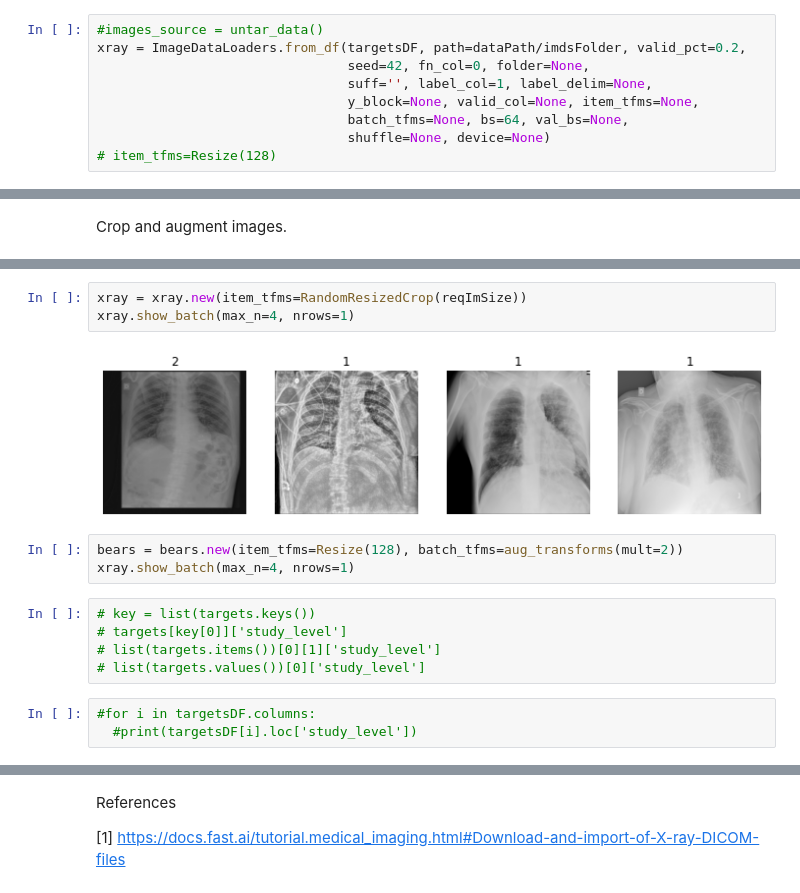
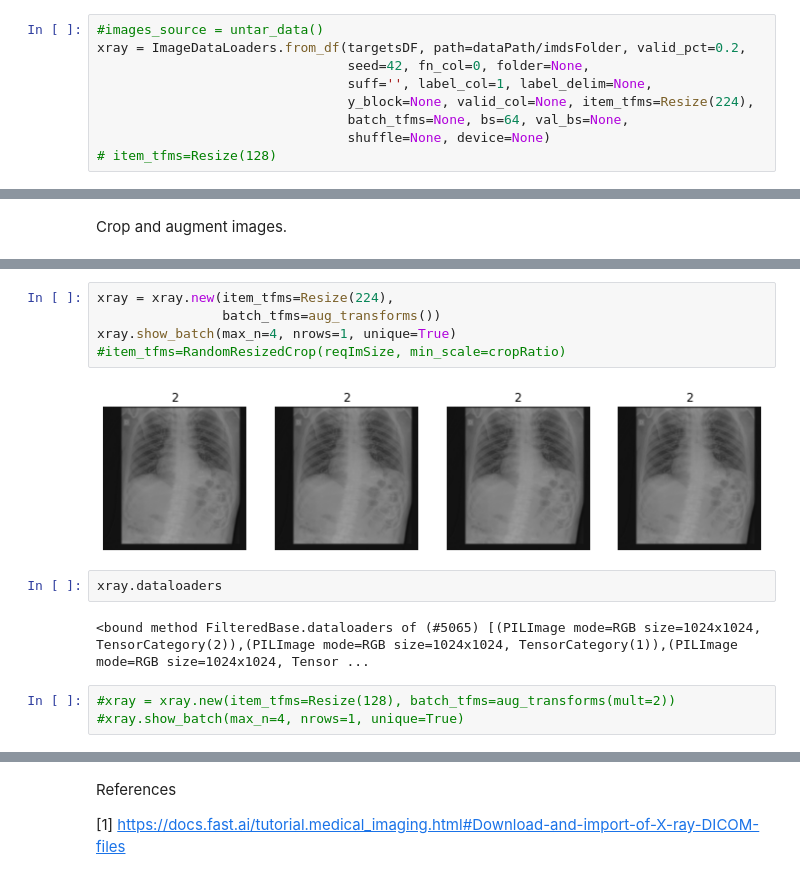
Before and after one commit to avkornaev/Fast_AI_course, a Jupyter notebook: XRayImagesAnalysis.ipynb, the cells around one changed output, grey strips where cells are left out. Saved outputs shown, nothing was run; the diff lists cells and outputs as text.

```diff
--- a/XRayImagesAnalysis.ipynb
+++ b/XRayImagesAnalysis.ipynb
@@ -93,7 +91,7 @@ https://colab.research.google.com/github/fastai/fastbook/blob/master/02_producti
 xray = ImageDataLoaders.from_df(targetsDF, path=dataPath/imdsFolder, valid_pct=0.2,
                                 seed=42, fn_col=0, folder=None,
                                 suff='', label_col=1, label_delim=None,
-                                y_block=None, valid_col=None, item_tfms=None,
+                                y_block=None, valid_col=None, item_tfms=Resize(224),
                                 batch_tfms=None, bs=64, val_bs=None,
                                 shuffle=None, device=None)
 # item_tfms=Resize(128)
@@ -124,16 +122,14 @@ cropRatio
 # %%
-xray = xray.new(item_tfms=RandomResizedCrop(reqImSize))
-xray.show_batch(max_n=4, nrows=1)
+xray = xray.new(item_tfms=Resize(224),
+                batch_tfms=aug_transforms())
+xray.show_batch(max_n=4, nrows=1, unique=True)
+#item_tfms=RandomResizedCrop(reqImSize, min_scale=cropRatio)
 # %% [output]
-[figure, old version]
+[figure, new version]
+# %%
+xray.dataloaders
+# %% [output]
+<bound method FilteredBase.dataloaders of (#5065) [(PILImage mode=RGB size=1024x1024, TensorCategory(2)),(PILImage mode=RGB size=1024x1024, TensorCategory(1)),(PILImage mode=RGB size=1024x1024, Tensor ...
 # %%
-bears = bears.new(item_tfms=Resize(128), batch_tfms=aug_transforms(mult=2))
-xray.show_batch(max_n=4, nrows=1)
+#xray = xray.new(item_tfms=Resize(128), batch_tfms=aug_transforms(mult=2))
+#xray.show_batch(max_n=4, nrows=1, unique=True)
-# %%
-# key = list(targets.keys())
-# targets[key[0]]['study_level']
-# list(targets.items())[0][1]['study_level']
-# list(targets.values())[0]['study_level']
-# %%
-#for i in targetsDF.columns:
-  #print(targetsDF[i].loc['study_level'])
```
Also changed, not shown: parts of 6 cells of this notebook.
